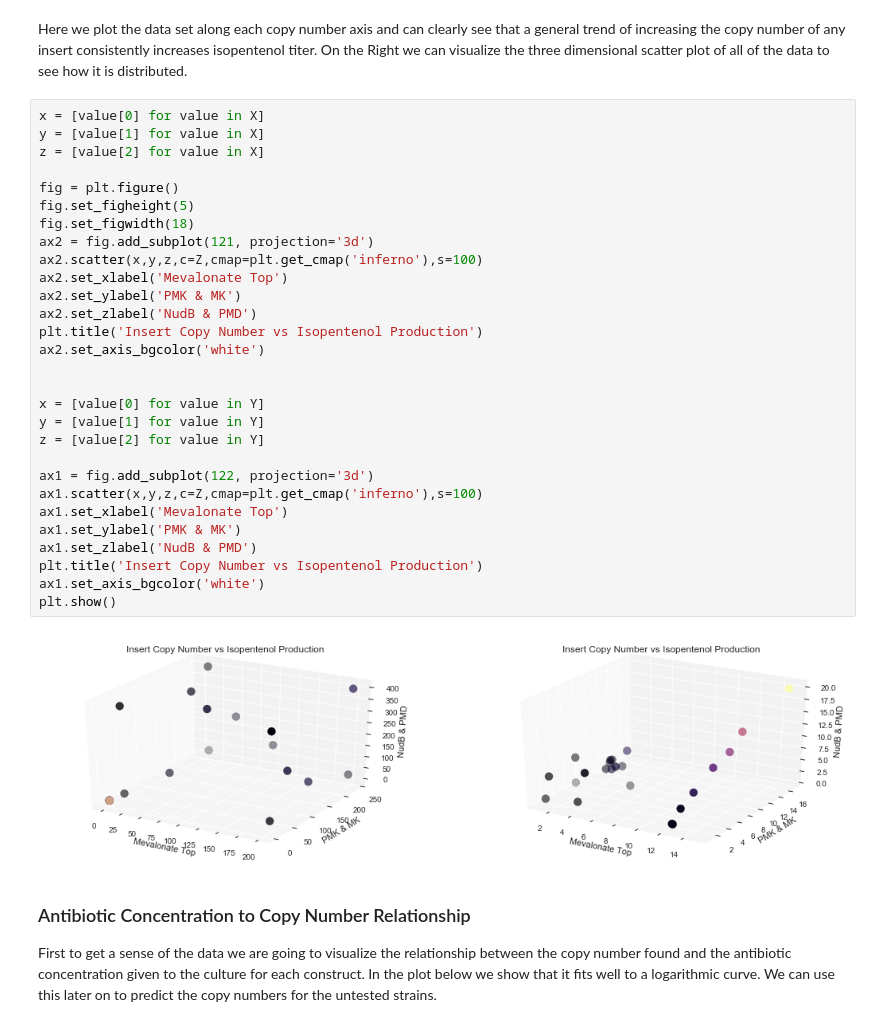
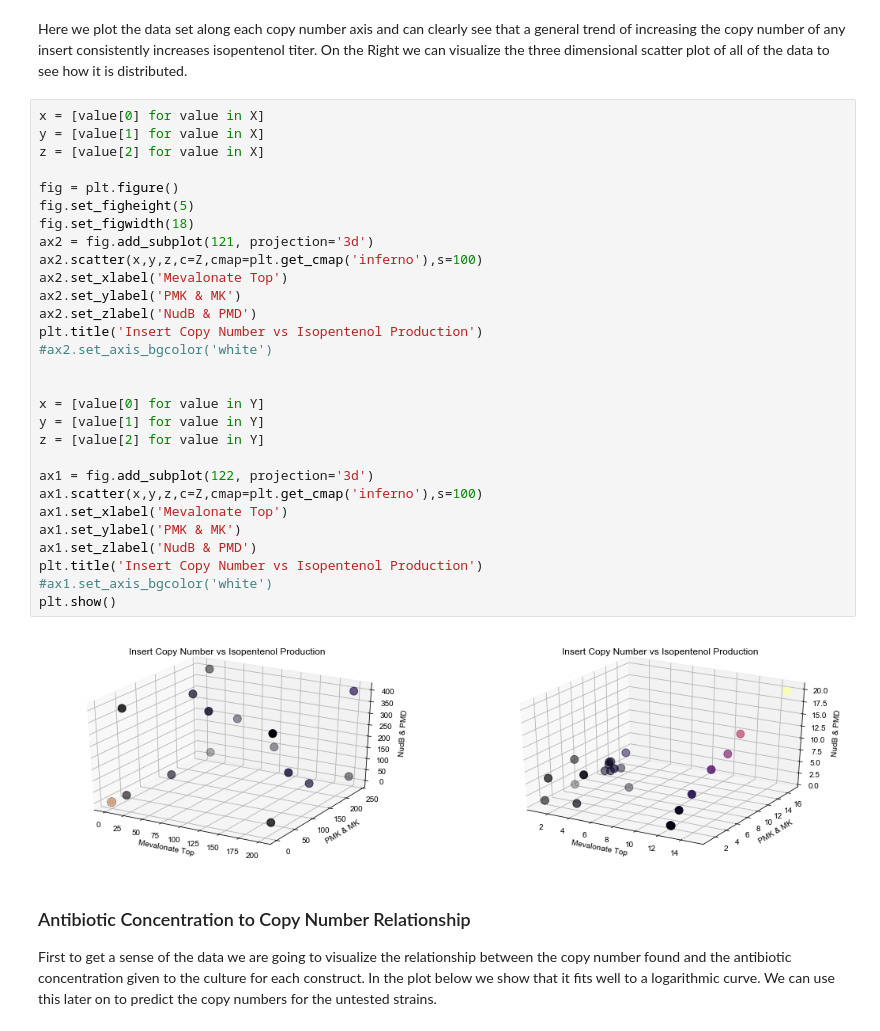
Before and after one commit to JBEI/PIACE, a Jupyter notebook: PIACE Machine Learning Models.ipynb, the cells around one changed output. Cells and saved outputs as stored; diff of their text form.

```diff
--- a/PIACE Machine Learning Models.ipynb
+++ b/PIACE Machine Learning Models.ipynb
@@ -236,34 +236,34 @@ Here we plot the data set along each copy number axis and can clearly see that a
 # %%
 x = [value[0] for value in X]
 y = [value[1] for value in X]
 z = [value[2] for value in X]
 
 fig = plt.figure()
 fig.set_figheight(5)
 fig.set_figwidth(18)
 ax2 = fig.add_subplot(121, projection='3d')
 ax2.scatter(x,y,z,c=Z,cmap=plt.get_cmap('inferno'),s=100)
 ax2.set_xlabel('Mevalonate Top')
 ax2.set_ylabel('PMK & MK')
 ax2.set_zlabel('NudB & PMD')
 plt.title('Insert Copy Number vs Isopentenol Production')
-ax2.set_axis_bgcolor('white')
+#ax2.set_axis_bgcolor('white')
 
 
 x = [value[0] for value in Y]
 y = [value[1] for value in Y]
 z = [value[2] for value in Y]
 
 ax1 = fig.add_subplot(122, projection='3d')
 ax1.scatter(x,y,z,c=Z,cmap=plt.get_cmap('inferno'),s=100)
 ax1.set_xlabel('Mevalonate Top')
 ax1.set_ylabel('PMK & MK')
 ax1.set_zlabel('NudB & PMD')
 plt.title('Insert Copy Number vs Isopentenol Production')
-ax1.set_axis_bgcolor('white')
+#ax1.set_axis_bgcolor('white')
 plt.show()
 # %% [output]
-[figure, old version]
+[figure, new version]
 # %% [markdown]
 ### Antibiotic Concentration to Copy Number Relationship
 
```
Also changed, not shown: parts of 7 cells of this notebook, 14 other files.
